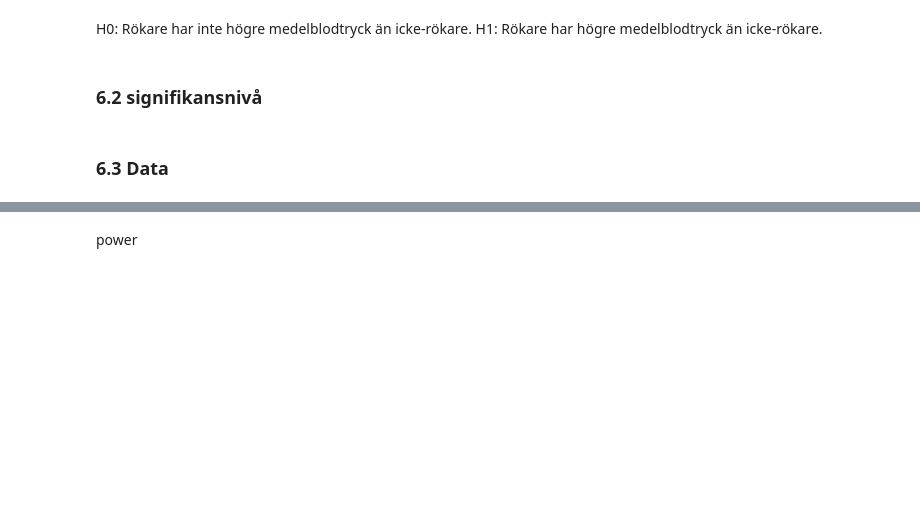
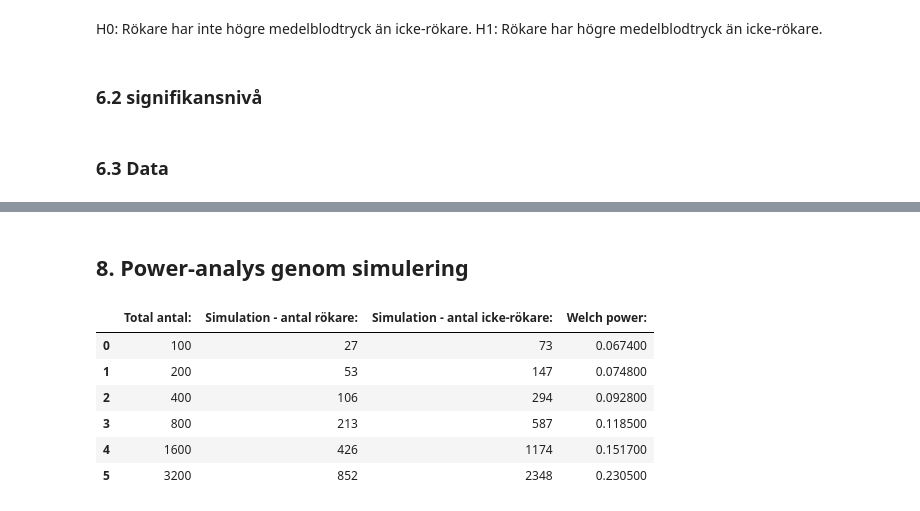
Before and after one commit to Yttak82/health_analysis, a Jupyter notebook: notebooks/analysis.ipynb, the cells around one changed output, grey strips where cells are left out. Cells and saved outputs as stored; diff of their text form; code cells hidden in the pictures; blank space fills up the shorter version.

```diff
--- a/notebooks/analysis.ipynb
+++ b/notebooks/analysis.ipynb
@@ -506,9 +499,20 @@ alpha = 0.05
 # %% [markdown]
 ### 6.3 Data
 # %%
-smoker = df[df["smoker"] == "Yes"]["systolic_bp"].dropna()
-no_smoker = df[df["smoker"] == "No"]["systolic_bp"].dropna()
+smoker_bp = df[df["smoker"] == "Yes"]["systolic_bp"].dropna()
+no_smoker_bp = df[df["smoker"] == "No"]["systolic_bp"].dropna()
 
-print("Rökare:" ,  smoker.mean())
-print("Icke_rökare:" ,  no_smoker.mean())
+smoker_n, non_smoker_n = len(smoker_bp), len(no_smoker_bp)
+smoker_mean, non_smoker_mean = smoker_bp.mean(), no_smoker_bp.mean()
+smoker_std, non_smoker_std = smoker_bp.std(ddof=1), no_smoker_bp.std(ddof=1)
+smoker_fraction = smoker_n / (smoker_n + non_smoker_n)
+
+smoker_no_smoker_summary = pd.DataFrame({
+    "Grupp": ["Rökare", "Icke-rökare"],
+    "Antal": [smoker_n, non_smoker_n],
+    "medeltryck (mmHg)": [smoker_mean, non_smoker_mean],
+    "Standartavvikelse": [smoker_std, non_smoker_std]
+})
+
+display(smoker_no_smoker_summary.round(4).style.hide(axis="index"))
 # %% [output]
@@ -559,10 +534,43 @@ ss
 # %% [markdown]
-power
+## 8. Power-analys genom simulering
 # %%
-n_smoker =len(smoker)
-n_no_smoker = len(no_smoker)
-mean_smoker = smoker.mean()
-mean_no_smoker = no_smoker.mean()
+rng_power = np.random.default_rng(RANDOM_SEED)
+power_rows = []
+power_batch_size = 250
 
-std_smoker =smoker.std()
-std_no_smoker = no_smoker.std()
+for total_n in POWER_SAMPLE_SIZE:
+    simulated_smoker_n = round(total_n * smoker_fraction)
+    simulated_non_smoker_n = total_n - simulated_smoker_n
+    welch_significant = 0
+
+    for batch_start in range(0, N_POWER_SIM, power_batch_size):
+        batch_n = min(power_batch_size, N_POWER_SIM - batch_start)
+        sim_smoker_power =rng_power.normal(
+            smoker_mean, smoker_std, size=(batch_n, simulated_smoker_n)
+        )
+        sim_no_smoker_power =rng_power.normal(
+            non_smoker_mean, non_smoker_std, size=(batch_n, simulated_non_smoker_n)
+        )
+        wech_p = stats.ttest_ind(
+            sim_smoker_power, sim_no_smoker_power, axis=1, equal_var=False, alternative="greater"
+        ).pvalue
+        welch_significant += np.count_nonzero(wech_p < ALPHA)
+
+    power_rows.append({
+        "Total antal:": total_n,
+        "Simulation - antal rökare:": simulated_smoker_n,
+        "Simulation - antal icke-rökare:": simulated_non_smoker_n,
+        "Welch power:": welch_significant / N_POWER_SIM,
+    })
+
+power_results = pd.DataFrame(power_rows)
+display(power_results.round(4).style.apply(
+    lambda row: ["background-color: red; color: white"] * len(row) if row.name == 3 else[""] * len(row), axis=1))
+# %% [output]
+|  | Total antal: | Simulation - antal rökare: | Simulation - antal icke-rökare: | Welch power: |
+| 0 | 100 | 27 | 73 | 0.067400 |
+| 1 | 200 | 53 | 147 | 0.074800 |
+| 2 | 400 | 106 | 294 | 0.092800 |
+| 3 | 800 | 213 | 587 | 0.118500 |
+| 4 | 1600 | 426 | 1174 | 0.151700 |
+| 5 | 3200 | 852 | 2348 | 0.230500 |
```
Also changed, not shown: parts of 25 cells of this notebook.
